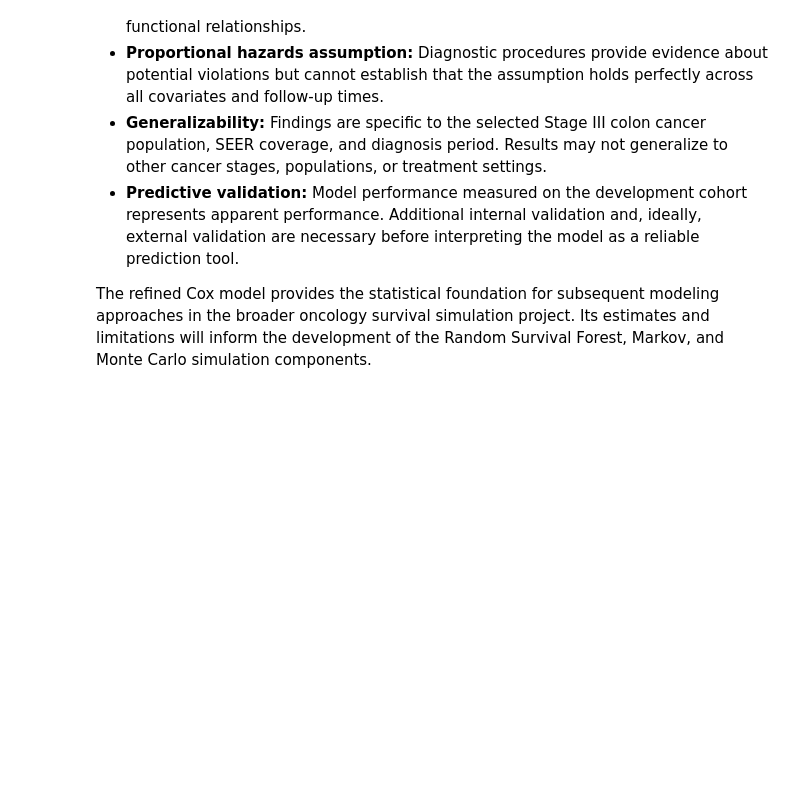
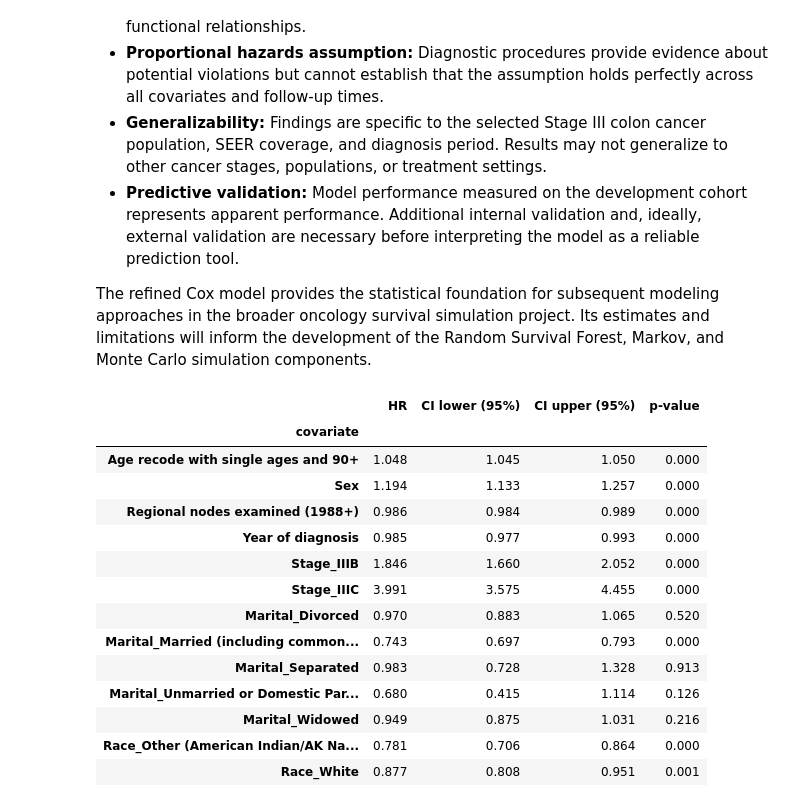
Before and after one commit to williamervin7/oncology-survival-simulation, a Jupyter notebook: notebooks/cox_model.ipynb, the cells around one changed output. Drawn from its saved outputs; the diff is of its cells as text; code cells hidden in the pictures; blank space fills up the shorter version.

```diff
--- a/notebooks/cox_model.ipynb
+++ b/notebooks/cox_model.ipynb
@@ -725,3 +725,32 @@ Several limitations should be considered when interpreting the results:
 - **Predictive validation:** Model performance measured on the development cohort represents apparent performance. Additional internal validation and, ideally, external validation are necessary before interpreting the model as a reliable prediction tool.
 
 The refined Cox model provides the statistical foundation for subsequent modeling approaches in the broader oncology survival simulation project. Its estimates and limitations will inform the development of the Random Survival Forest, Markov, and Monte Carlo simulation components.
+# %%
+# Save the primary model's hazard ratio table as a reproducible Phase 1 results artifact
+results_dir = Path.cwd().parent / "results"
+results_dir.mkdir(exist_ok=True)
+
+hr_table = df_cph.summary[
+    ["exp(coef)", "exp(coef) lower 95%", "exp(coef) upper 95%", "p"]
+].copy()
+
+hr_table.columns = ["HR", "CI lower (95%)", "CI upper (95%)", "p-value"]
+hr_table.to_csv(results_dir / "cox_primary_hazard_ratios.csv")
+
+display(hr_table.round(3))
+# %% [output]
+|  | HR | CI lower (95%) | CI upper (95%) | p-value |
+| covariate |  |  |  |  |
+| Age recode with single ages and 90+ | 1.048 | 1.045 | 1.050 | 0.000 |
+| Sex | 1.194 | 1.133 | 1.257 | 0.000 |
+| Regional nodes examined (1988+) | 0.986 | 0.984 | 0.989 | 0.000 |
+| Year of diagnosis | 0.985 | 0.977 | 0.993 | 0.000 |
+| Stage_IIIB | 1.846 | 1.660 | 2.052 | 0.000 |
+| Stage_IIIC | 3.991 | 3.575 | 4.455 | 0.000 |
+| Marital_Divorced | 0.970 | 0.883 | 1.065 | 0.520 |
+| Marital_Married (including common... | 0.743 | 0.697 | 0.793 | 0.000 |
+| Marital_Separated | 0.983 | 0.728 | 1.328 | 0.913 |
+| Marital_Unmarried or Domestic Par... | 0.680 | 0.415 | 1.114 | 0.126 |
+| Marital_Widowed | 0.949 | 0.875 | 1.031 | 0.216 |
+| Race_Other (American Indian/AK Na... | 0.781 | 0.706 | 0.864 | 0.000 |
+| Race_White | 0.877 | 0.808 | 0.951 | 0.001 |
```
Also changed, not shown: parts of 1 cell of this notebook, 2 other files.
